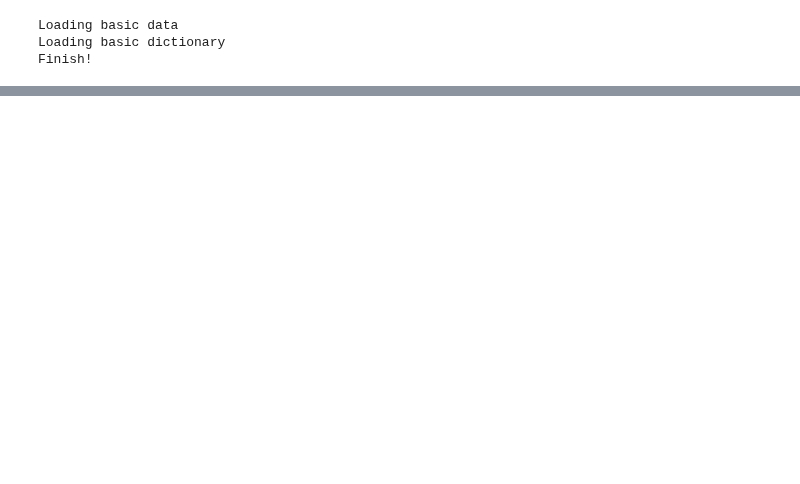
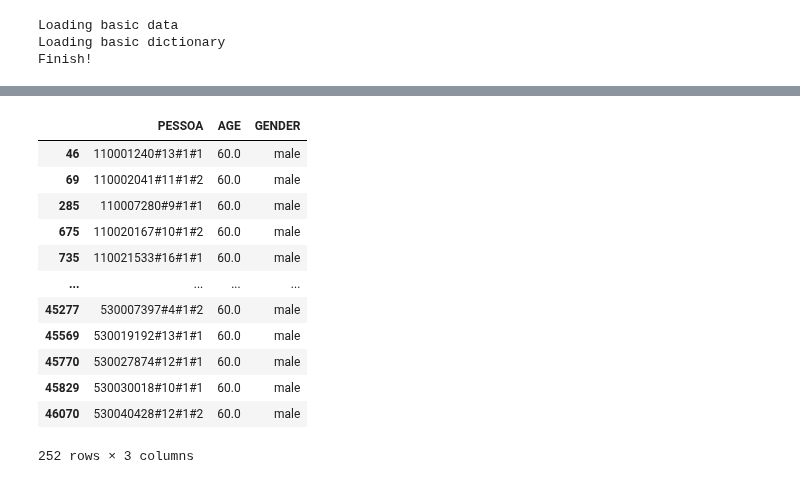
Before and after one commit to thalyson004/nutrition-study, a Jupyter notebook: notebooks/samples/019_select_person_by_operator.ipynb, the cells around one changed output, grey strips where cells are left out. Cells and saved outputs as stored; diff of their text form; code cells hidden in the pictures; blank space fills up the shorter version.

```diff
--- a/notebooks/samples/019_select_person_by_operator.ipynb
+++ b/notebooks/samples/019_select_person_by_operator.ipynb
@@ -90,0 +107,16 @@ getDfPersonAdultsMale()
+# %%
+dfPerson[["PESSOA", "AGE", "GENDER"]][ (dfPerson["AGE"]==60) & (dfPerson["GENDER"]=="male") ]
+# %% [output]
+|  | PESSOA | AGE | GENDER |
+| 46 | 110001240#13#1#1 | 60.0 | male |
+| 69 | 110002041#11#1#2 | 60.0 | male |
+| 285 | 110007280#9#1#1 | 60.0 | male |
+| 675 | 110020167#10#1#2 | 60.0 | male |
+| 735 | 110021533#16#1#1 | 60.0 | male |
+| ... | ... | ... | ... |
+| 45277 | 530007397#4#1#2 | 60.0 | male |
+| 45569 | 530019192#13#1#1 | 60.0 | male |
+| 45770 | 530027874#12#1#1 | 60.0 | male |
+| 45829 | 530030018#10#1#1 | 60.0 | male |
+| 46070 | 530040428#12#1#2 | 60.0 | male |
+252 rows × 3 columns
```
Also changed, not shown: parts of 5 cells of this notebook, 5 other files.
